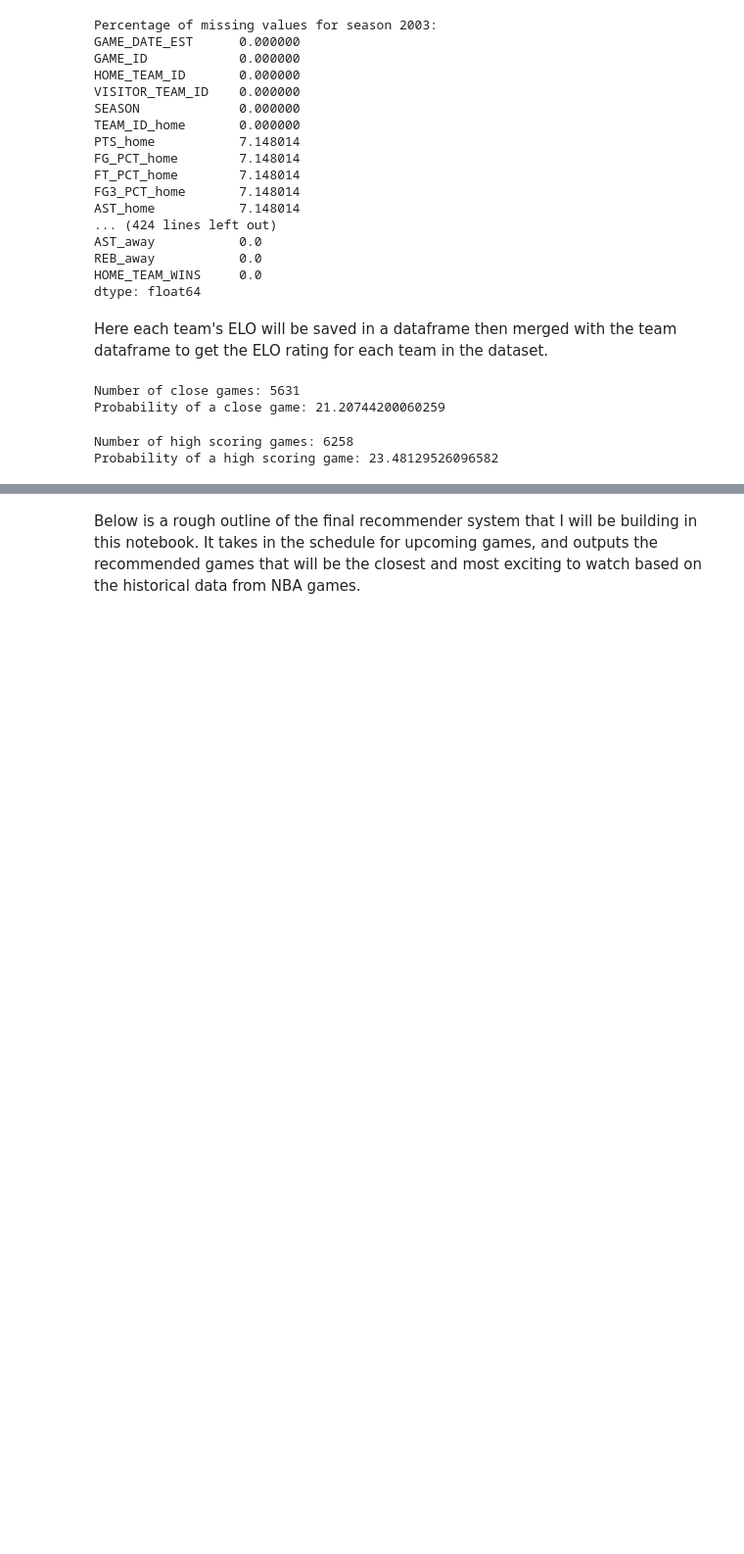
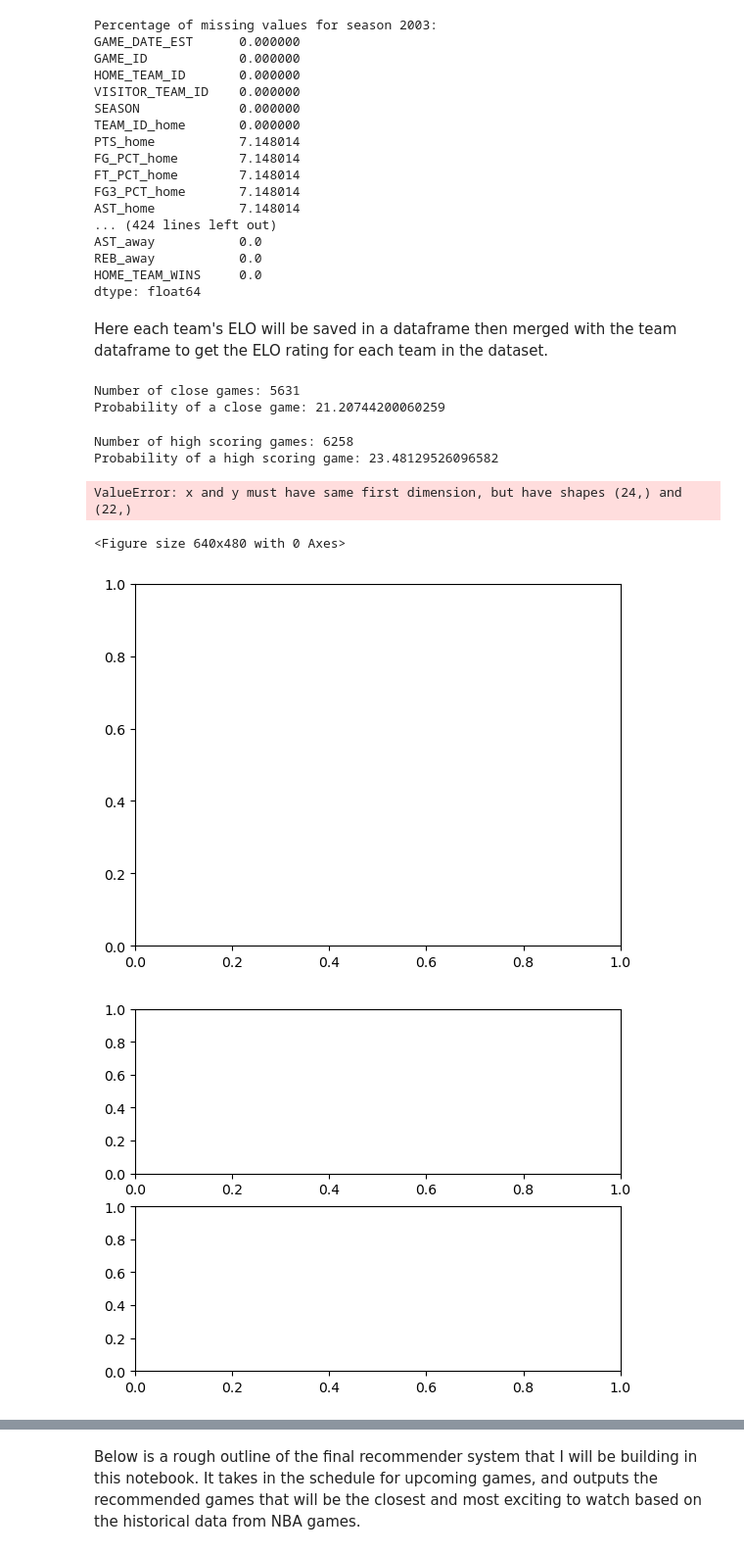
Before and after one commit to natecard/nba_prediction, a Jupyter notebook: model.ipynb, the cells around one changed output, grey strips where cells are left out. Shown: that part at 98% size. Saved outputs shown, nothing was run; the diff lists cells and outputs as text; code cells hidden in the pictures; blank space fills up the shorter version.

```diff
--- a/model.ipynb
+++ b/model.ipynb
@@ -126,10 +126,16 @@ Probability of a high scoring game: 23.48129526096582
 # %%
 import seaborn as sns
 import matplotlib.pyplot as plt
 
 fig = plt.figure()
 fig, ax = plt.subplots()
 fig, axs = plt.subplots(2, 1)
 fig, axs = plt.subplot_mosaic([['close_games', 'high_scoring_games']])
-
-plt.boxplot(games_df["total_score"])
+high_scoring_games = np.arange(high_scoring_game_prob)
+close_games = np.arange(close_game_prob)
+axs.plot(high_scoring_games, close_games, label='High Scoring Games')
+# %% [output]
+ValueError: x and y must have same first dimension, but have shapes (24,) and (22,)
+<Figure size 640x480 with 0 Axes>
+[figure, added]
+[figure, added]
```
Also changed, not shown: parts of 1 cell of this notebook.
